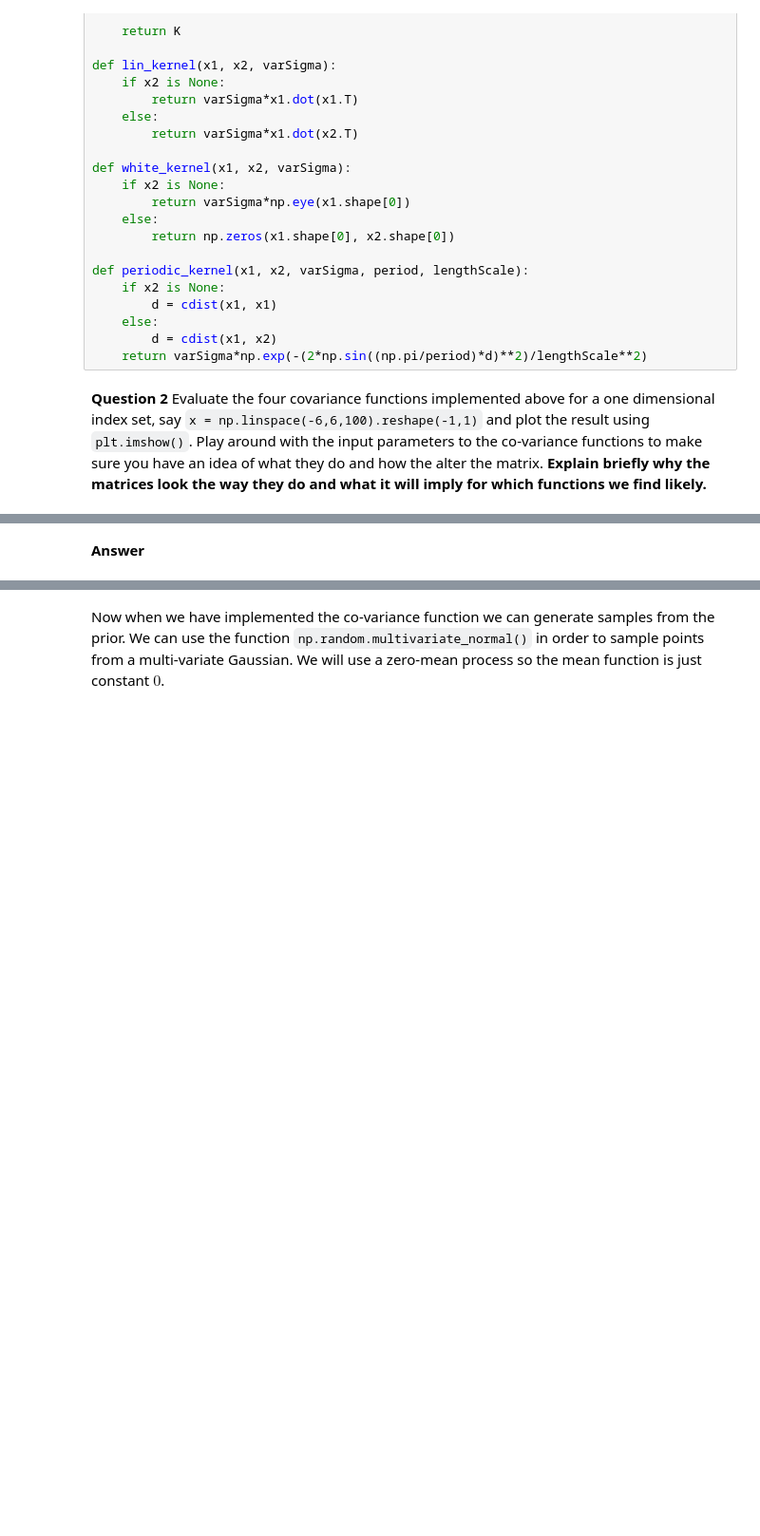
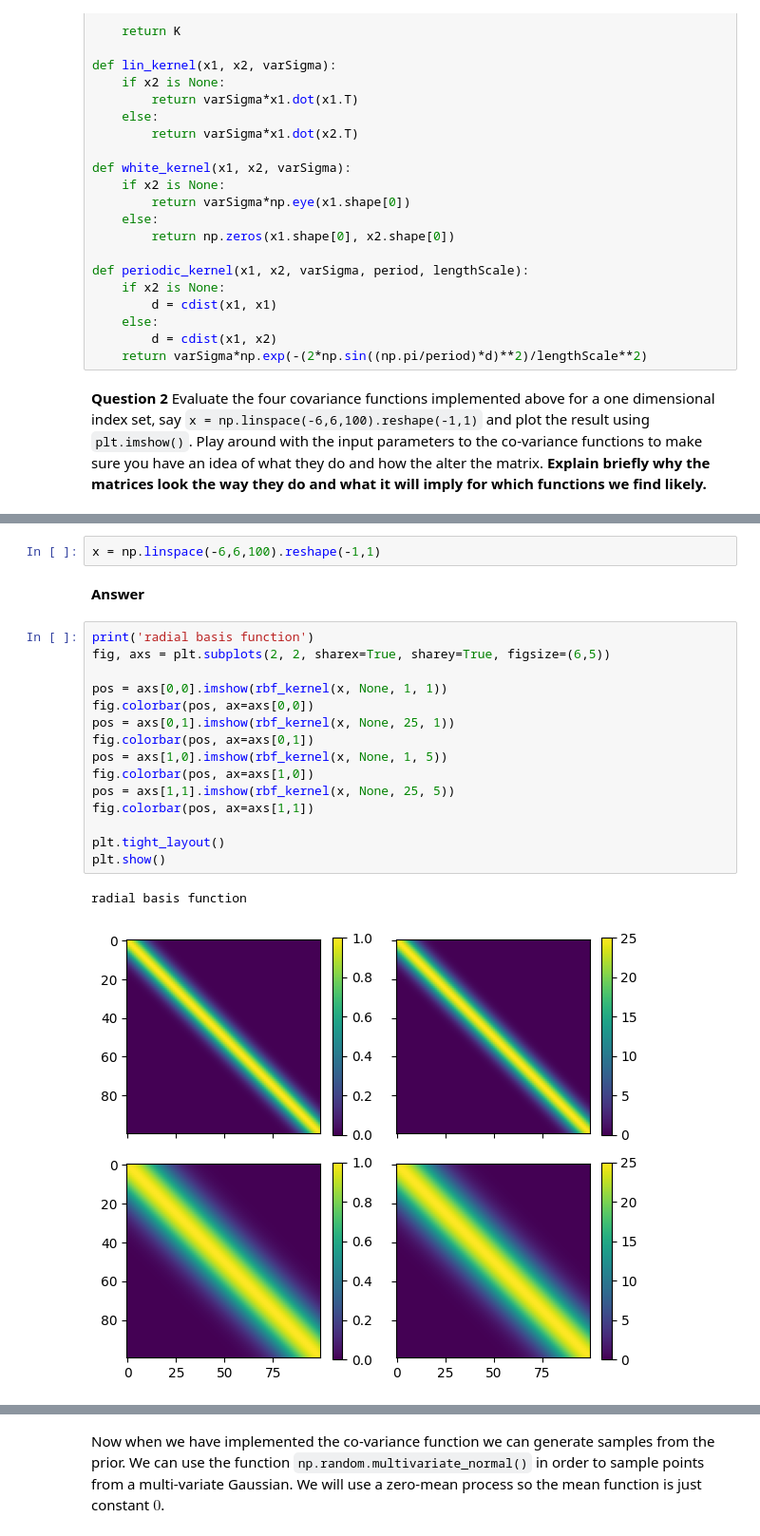
Before and after one commit to nyoma-diamond/L48_Assignments, a Jupyter notebook: gaussianprocess-notebook.ipynb, the cells around one changed output, grey strips where cells are left out. Shown: that part at 95% size. Saved outputs shown, nothing was run; the diff lists cells and outputs as text; blank space fills up the shorter version.

```diff
--- a/gaussianprocess-notebook.ipynb
+++ b/gaussianprocess-notebook.ipynb
@@ -152,2 +76,22 @@ periodic
+# %%
+x = np.linspace(-6,6,100).reshape(-1,1)
 # %% [markdown]
 **Answer**
+# %%
+print('radial basis function')
+fig, axs = plt.subplots(2, 2, sharex=True, sharey=True, figsize=(6,5))
+
+pos = axs[0,0].imshow(rbf_kernel(x, None, 1, 1))
+fig.colorbar(pos, ax=axs[0,0])
+pos = axs[0,1].imshow(rbf_kernel(x, None, 25, 1))
+fig.colorbar(pos, ax=axs[0,1])
+pos = axs[1,0].imshow(rbf_kernel(x, None, 1, 5))
+fig.colorbar(pos, ax=axs[1,0])
+pos = axs[1,1].imshow(rbf_kernel(x, None, 25, 5))
+fig.colorbar(pos, ax=axs[1,1])
+
+plt.tight_layout()
+plt.show()
+# %% [output]
+radial basis function
+[figure, added]
```
Also changed, not shown: parts of 8 cells of this notebook.
